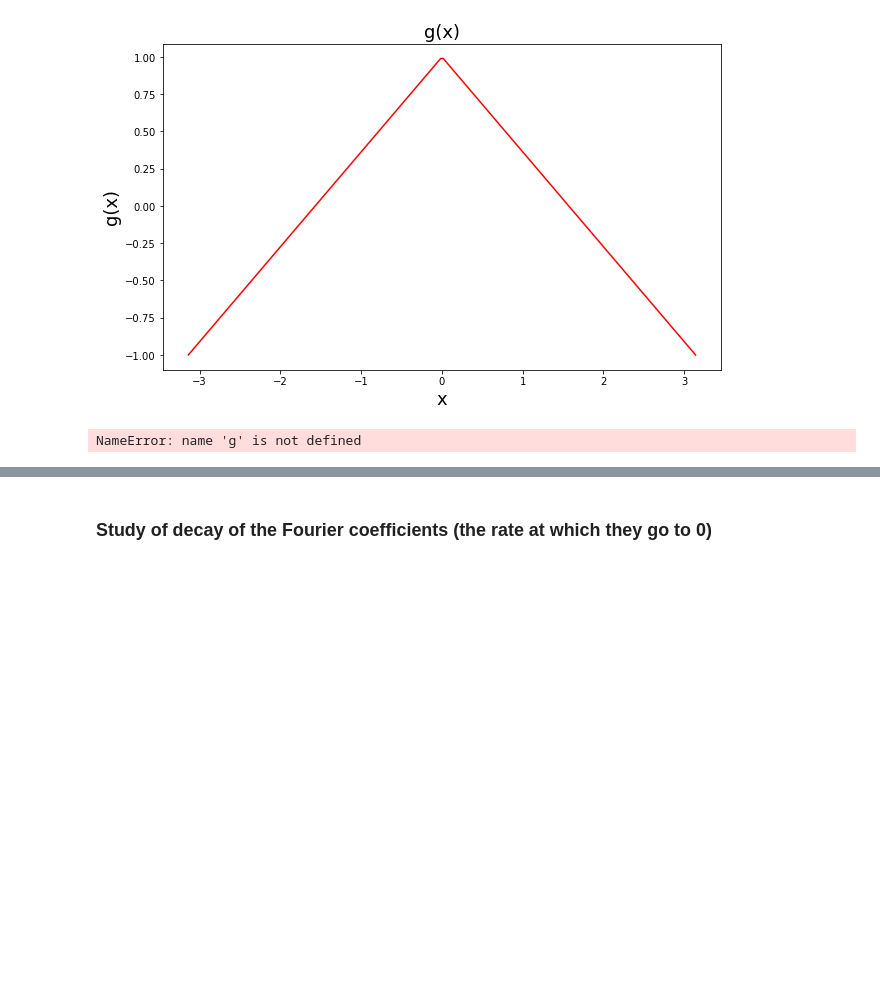
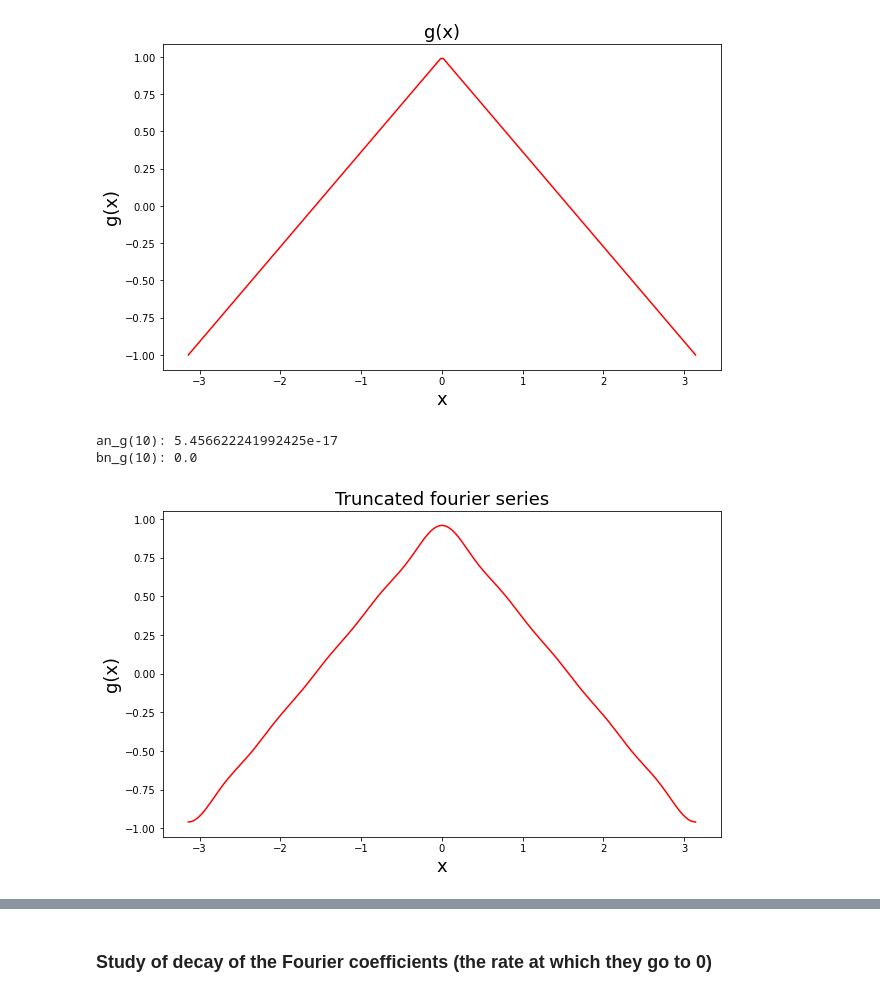
Before and after one commit to Kev1MSL/MAA-106-Project, a Jupyter notebook: Project_Li_Messali.ipynb, the cells around one changed output, grey strips where cells are left out. Cells and saved outputs as stored; diff of their text form; code cells hidden in the pictures; blank space fills up the shorter version.

```diff
--- a/Project_Li_Messali.ipynb
+++ b/Project_Li_Messali.ipynb
@@ -102,6 +170,9 @@ an_f2(10): -0.012732395447351136
 bn_f2(n): 0
 [figure]
 # %%
+
+def g(x):
+    return 1 - (2*(np.abs(x)/np.pi))
 
 def an_f(f, n):
     """
@@ -123,31 +194,33 @@ def bn_f(f, n):
     subresult = integrate.quad(lambda x: f(x)*np.sin(n*x), -np.pi, np.pi)[0]
     return (1/(2*np.pi))*subresult
 
 
 def truncated_fourier_series(f, x, N):
     """
     temp: variable used to store the truncated sum
     range(1,n): compute sum from n=1 to n=N-1
     """
     a_0 = an_f(f, 0)
     temp = a_0
     for i in range(1,N):
         a_i = an_f(f, i)
         b_i = bn_f(f, i)
         temp += 2*(a_i*np.cos(i*x) + b_i*np.sin(i*x))
     return temp
 
 
 n = 10
 print(f'an_g(10): {an_f(g, n)}')
 print(f'bn_g(10): {bn_f(g, n)}')
 
 X = np.linspace(-np.pi, np.pi, 200)
 plt.figure(figsize=(10, 6))
 plt.plot(X, truncated_fourier_series(g, X, n), color="red")
 plt.xlabel('x', fontsize = 18)
 plt.ylabel('g(x)', fontsize = 18)
 plt.title('Truncated fourier series', fontsize = 18)
 plt.show()
 # %% [output]
-NameError: name 'g' is not defined
+an_g(10): 5.456622241992425e-17
+bn_g(10): 0.0
+[figure, added]
```
Also changed, not shown: parts of 18 cells of this notebook.
